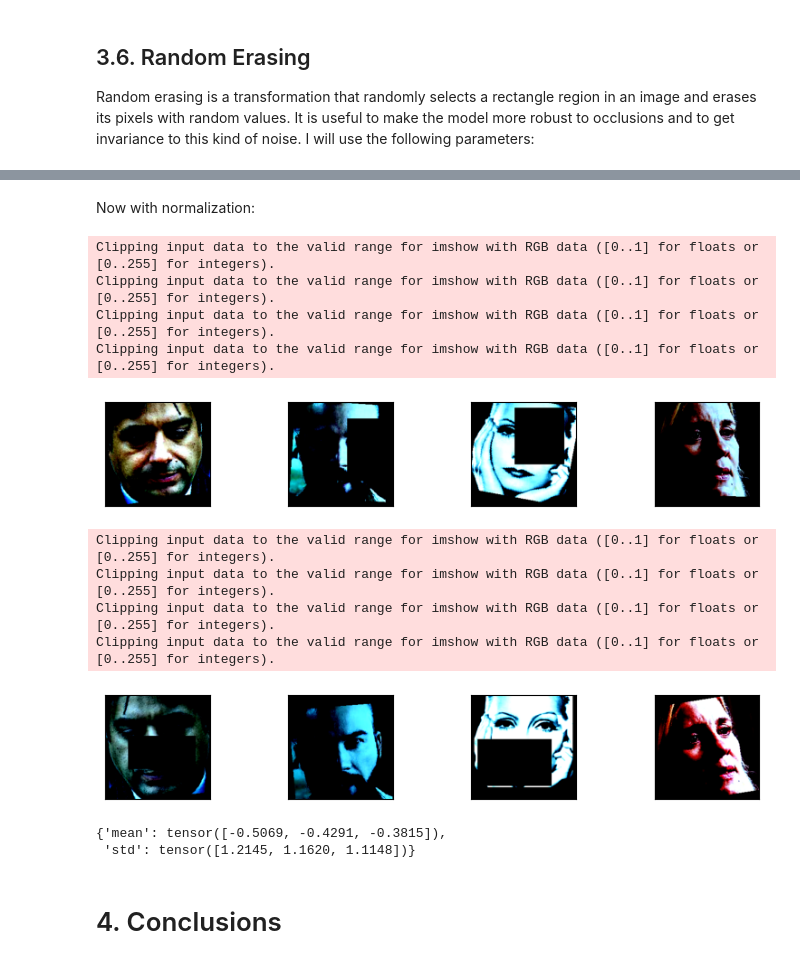
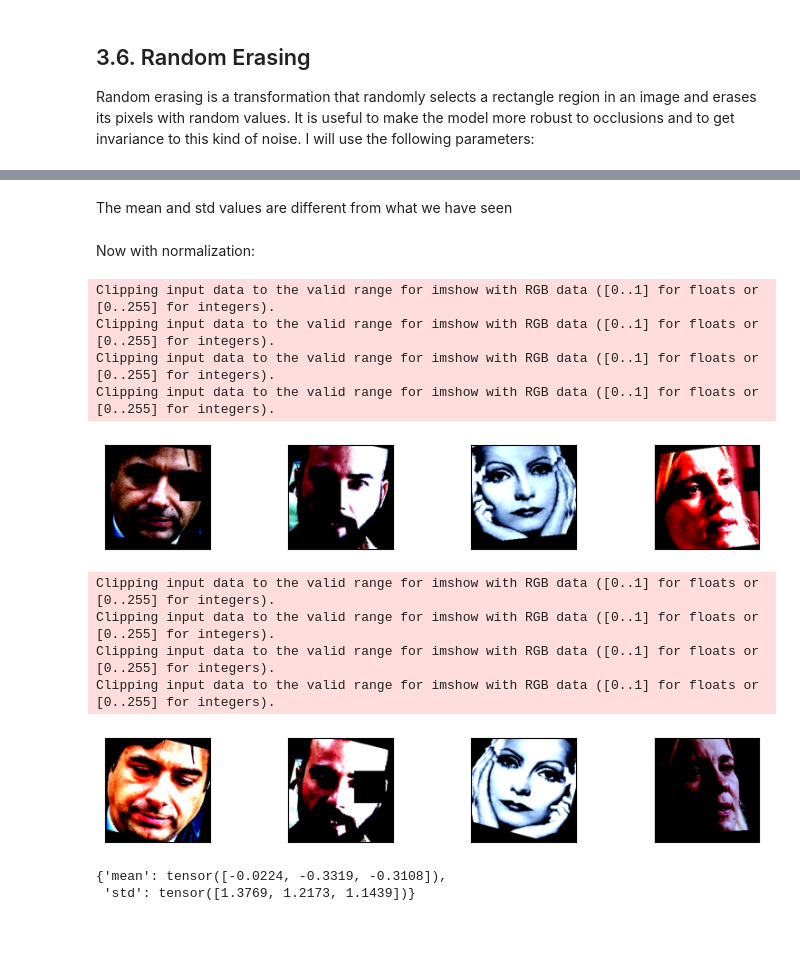
Before and after one commit to armand-07/emotion_recognition, a Jupyter notebook: notebooks/data_validation.ipynb, the cells around one changed output, grey strips where cells are left out. Saved outputs shown, nothing was run; the diff lists cells and outputs as text; code cells hidden in the pictures; blank space fills up the shorter version.

```diff
--- a/notebooks/data_validation.ipynb
+++ b/notebooks/data_validation.ipynb
@@ -739,29 +777,32 @@ show_transformation(all_transformations)
+# %% [markdown]
+The mean and std values are different from what we have seen
 # %% [markdown]
 Now with normalization:
 # %%
 all_transformations = transforms.Compose([
     transforms.ToDtype(torch.float32, scale = True),                                # Convert the image to float32 and scale it to [0,1]
     transforms.RandomHorizontalFlip(p = 0.5),
     transforms.RandomAffine(degrees=(-15, 15), translate=(0, 0.1),
         scale=(0.9, 1)),
     transforms.ColorJitter(brightness=[0.75, 1.25],contrast = [0.75, 1.25],
         saturation = [0.75,1.25], hue=[-0.01, 0.01]),
-    transforms.RandomErasing(p = 0.5, scale = (0.02, 0.33), ratio = (0.3, 3.3),
-        value = 0.0, inplace = True),
-    transforms.Normalize(mean=mean, std=std, inplace=True)
+    transforms.Normalize(mean=[0.485, 0.456, 0.406],
+                                 std=[0.229, 0.224, 0.225]),
+    transforms.RandomErasing(p = 0.5, scale = (0.02, 0.1), ratio = (0.3, 3.3),
+        value = 0.0),
     ])
 show_transformation(all_transformations)
 # %% [output]
 Clipping input data to the valid range for imshow with RGB data ([0..1] for floats or [0..255] for integers).
 Clipping input data to the valid range for imshow with RGB data ([0..1] for floats or [0..255] for integers).
 Clipping input data to the valid range for imshow with RGB data ([0..1] for floats or [0..255] for integers).
 Clipping input data to the valid range for imshow with RGB data ([0..1] for floats or [0..255] for integers).
-[figure, old version]
+[figure, new version]
 Clipping input data to the valid range for imshow with RGB data ([0..1] for floats or [0..255] for integers).
 Clipping input data to the valid range for imshow with RGB data ([0..1] for floats or [0..255] for integers).
 Clipping input data to the valid range for imshow with RGB data ([0..1] for floats or [0..255] for integers).
 Clipping input data to the valid range for imshow with RGB data ([0..1] for floats or [0..255] for integers).
-[figure, old version]
+[figure, new version]
 # %%
 # Create the datasets
 dataset_test = AffectNetDatasetValidation(annotations_path=os.path.join(PROCESSED_AFFECTNET_DIR, "test.pkl"), img_transforms=all_transformations)
@@ -770,7 +811,5 @@ dataloader_test = DataLoader(dataset_test, batch_size=32, shuffle=False) # No ne
 # Compute results
 compute_mean_std(dataloader_test)
 # %% [output]
-{'mean': tensor([-0.5069, -0.4291, -0.3815]),
- 'std': tensor([1.2145, 1.1620, 1.1148])}
+{'mean': tensor([-0.0224, -0.3319, -0.3108]),
+ 'std': tensor([1.3769, 1.2173, 1.1439])}
-# %% [markdown]
-# 4. Conclusions
```
Also changed, not shown: parts of 33 cells of this notebook.
